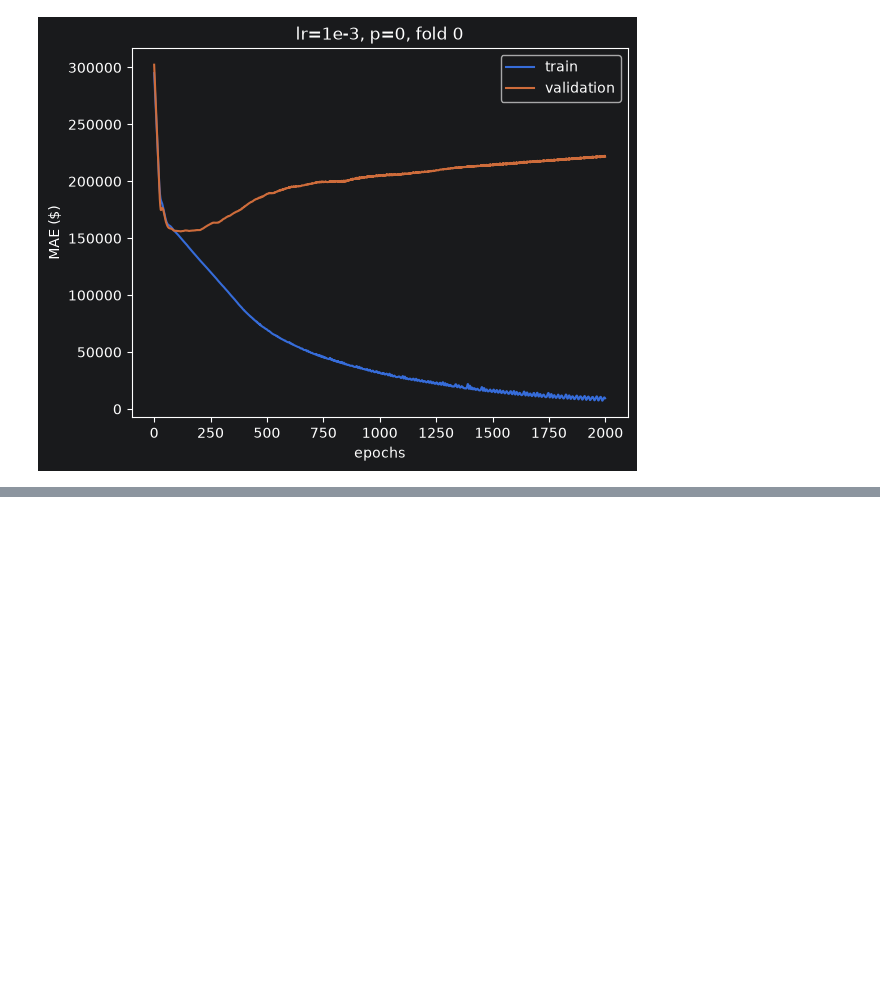
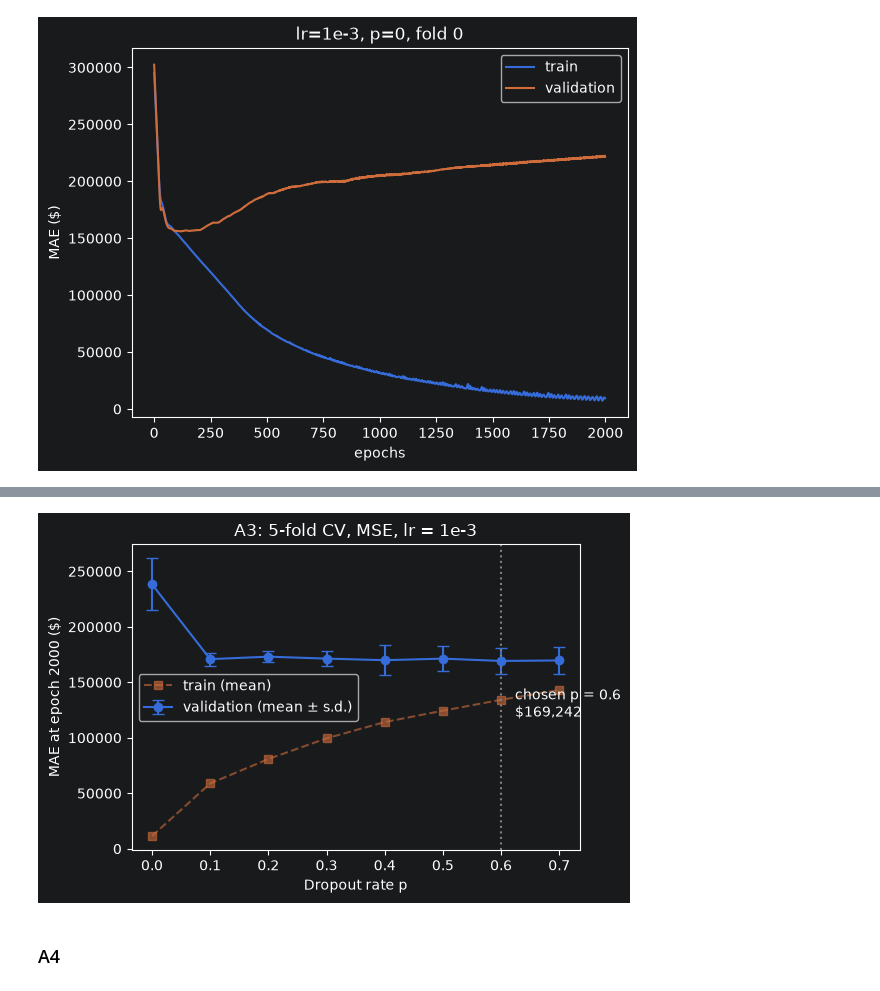
Before and after one commit to Sarang681/COMP-70050-ML-CW-2, a Jupyter notebook: task1.ipynb, the cells around one changed output, grey strips where cells are left out. Cells and saved outputs as stored; diff of their text form; code cells hidden in the pictures; blank space fills up the shorter version.

```diff
--- a/task1.ipynb
+++ b/task1.ipynb
@@ -178,0 +298,8 @@ plt.savefig("figures/1-1.png", dpi=200, bbox_inches="tight")
+# %%
+ps = [0.0, 0.1, 0.2, 0.3, 0.4, 0.5, 0.6, 0.7]
+
+output = {}
+
+for p in ps:
+    train_curves, val_curves, final_val = cross_validate(p, lr=1e-3, epochs=2000, loss_type="MSE")
+    output[p] = train_curves, val_curves, final_val
@@ -178,0 +338,29 @@ plt.savefig("figures/1-1.png", dpi=200, bbox_inches="tight")
+# %%
+ps = a3_table.index.to_numpy()
+means = a3_table["mean"].to_numpy()
+sds = a3_table["s.d."].to_numpy()
+best_p = ps[np.argmin(means)]
+
+fig, ax = plt.subplots(figsize=(6, 4))
+ax.errorbar(ps, means, yerr=sds, fmt="o-", capsize=4, label="validation (mean ± s.d.)")
+
+# Optional: show training MAE for the shrinking gap
+ax.plot(ps, a3_table["mean train"], "s--", alpha=0.6, label="train (mean)")
+
+# Highlight the chosen p
+ax.axvline(best_p, ls=":", color="grey")
+ax.annotate(f"chosen p = {best_p:g}\n${means.min():,.0f}",
+            xy=(best_p, means.min()), xytext=(10, -40), textcoords="offset points")
+
+ax.set_xlabel("Dropout rate p")
+ax.set_ylabel("MAE at epoch 2000 ($)")
+ax.set_xticks(ps)
+ax.set_title("A3: 5-fold CV, MSE, lr = 1e-3")
+ax.legend()
+fig.tight_layout()
+fig.savefig("figures/a3_cv_dropout.png", dpi=200, bbox_inches="tight")
+plt.show()
+# %% [output]
+[figure, added]
+# %% [markdown]
+### A4
```
Also changed, not shown: parts of 36 cells of this notebook, 7 other files.
